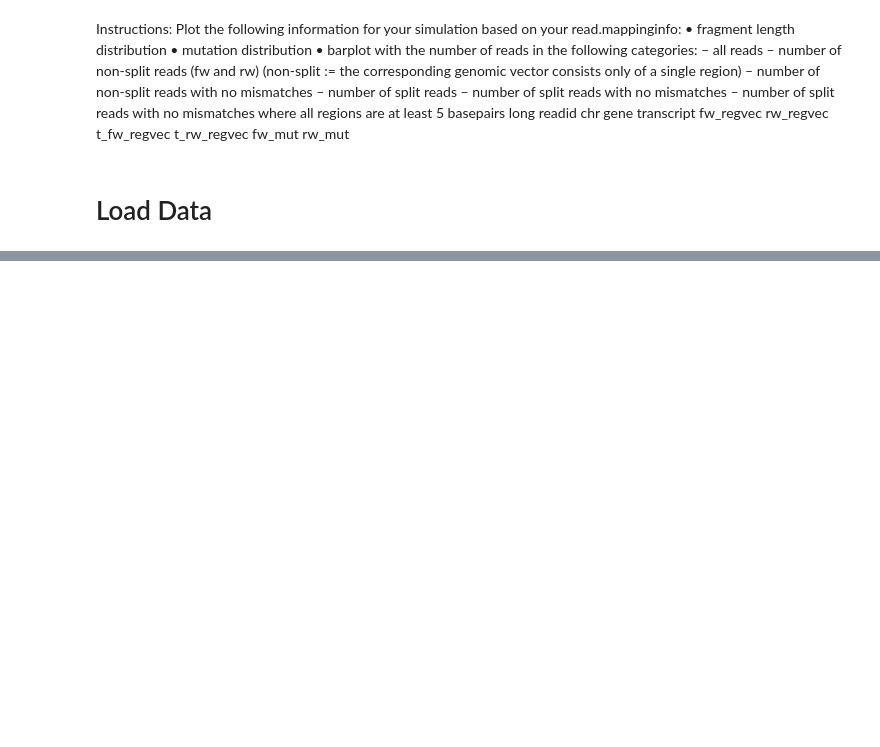
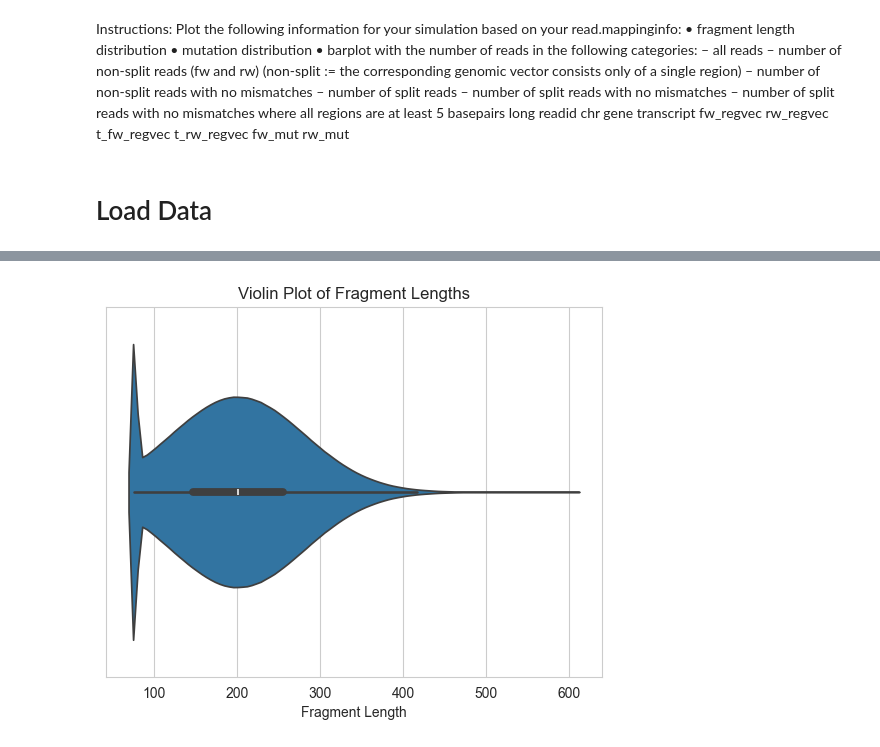
Before and after one commit to IngiumDev/gobi, a Jupyter notebook: src/main/Analysis/readsimulator/analyze_read_simulator.ipynb, the cells around one changed output, grey strips where cells are left out. Saved outputs shown, nothing was run; the diff lists cells and outputs as text; code cells hidden in the pictures; blank space fills up the shorter version.

```diff
--- a/src/main/Analysis/readsimulator/analyze_read_simulator.ipynb
+++ b/src/main/Analysis/readsimulator/analyze_read_simulator.ipynb
@@ -67,0 +104,7 @@ plt.show()
+# %%
+sns.violinplot(x=fragment_lengths)
+plt.title('Violin Plot of Fragment Lengths')
+plt.xlabel('Fragment Length')
+plt.show()
+# %% [output]
+[figure, added]
```
Also changed, not shown: parts of 12 cells of this notebook.
